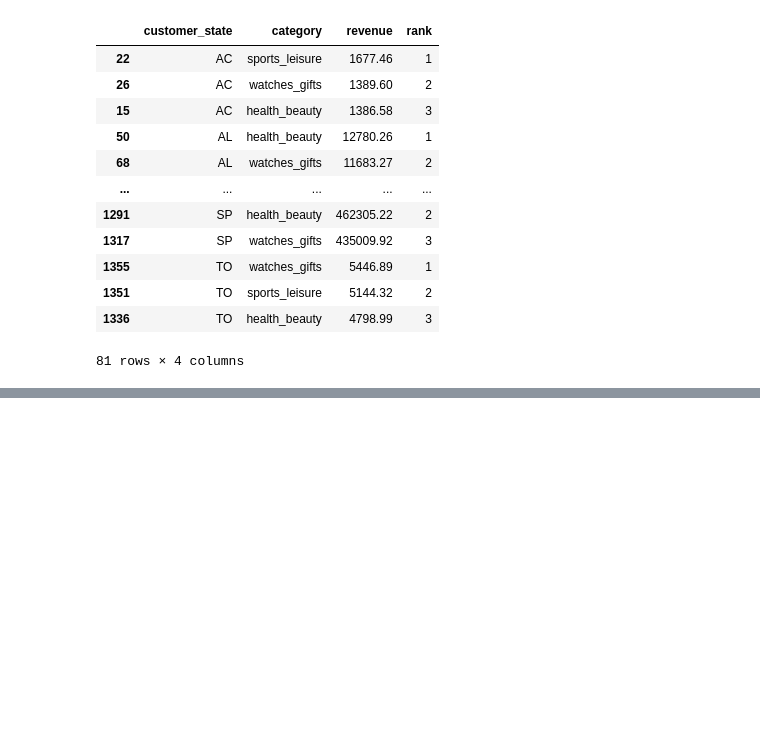
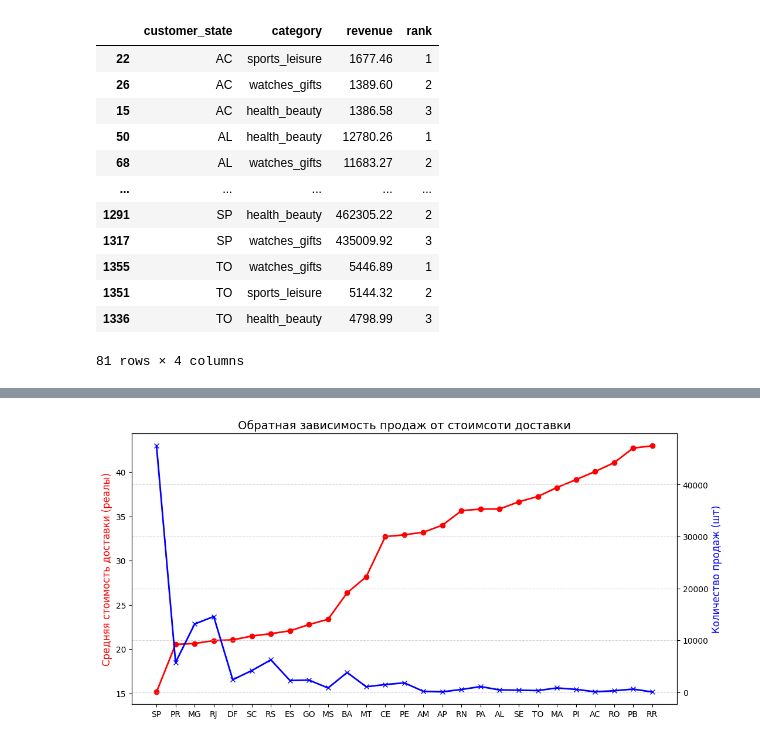
Before and after one commit to aliakseizvertouski/olist, a Jupyter notebook: olist_geo.ipynb, the cells around one changed output, grey strips where cells are left out. Saved outputs shown, nothing was run; the diff lists cells and outputs as text; code cells hidden in the pictures; blank space fills up the shorter version.

```diff
--- a/olist_geo.ipynb
+++ b/olist_geo.ipynb
@@ -191,0 +194,25 @@ top_3_revenue.to_csv('top_geo_cat_revenue.csv', index=False, sep=';')
+# %%
+
+df_delivery = customers[['customer_id', 'customer_state']].merge(
+    orders[['order_id', 'customer_id']], on='customer_id'
+).merge(
+    order_items[['order_id', 'freight_value', 'price']], on='order_id'
+)
+
+delivery_stats = df_delivery.groupby('customer_state').agg(
+    total_sales=('order_id', 'count'),     # Спрос: количество проданных товаров
+    avg_price=('price', 'mean'),           # Средняя цена товара в штате
+    avg_freight=('freight_value', 'mean')  # Средняя стоимость доставки
+).reset_index()
+
+
+delivery_stats['freight_to_price_percent'] = (delivery_stats['avg_freight'] / delivery_stats['avg_price']) * 100
+
+delivery_stats['avg_price'] = delivery_stats['avg_price'].round(2)
+delivery_stats['avg_freight'] = delivery_stats['avg_freight'].round(2)
+delivery_stats['freight_to_price_percent'] = delivery_stats['freight_to_price_percent'].round(2)
+
+delivery_stats = delivery_stats.sort_values(by='avg_freight', ascending=False)
+
+delivery_stats = delivery_stats.sort_values(by='total_sales', ascending=False)
+delivery_stats.head(10)
@@ -191,0 +233,20 @@ top_3_revenue.to_csv('top_geo_cat_revenue.csv', index=False, sep=';')
+# %%
+plot_data = delivery_stats.sort_values(by='avg_freight', ascending=True)
+
+plt.figure(figsize=(12, 6))
+
+plt.plot(plot_data['customer_state'], plot_data['avg_freight'], color='red', marker='o', linewidth=2)
+plt.ylabel('Средняя стоимость доставки (реалы)', color='red', fontsize=12)
+
+ax2 = plt.twinx()
+
+ax2.plot(plot_data['customer_state'], plot_data['total_sales'], color='blue', marker='x', linewidth=2)
+ax2.set_ylabel('Количество продаж (шт)', color='blue', fontsize=12)
+
+plt.title('Обратная зависимость продаж от стоимсоти доставки', fontsize=14)
+plt.xlabel('Штаты (отсортированы по росту стоимости доставки)')
+plt.grid(True, linestyle='--', alpha=0.5)
+
+plt.show()
+# %% [output]
+[figure, added]
```
Also changed, not shown: parts of 3 cells of this notebook.
